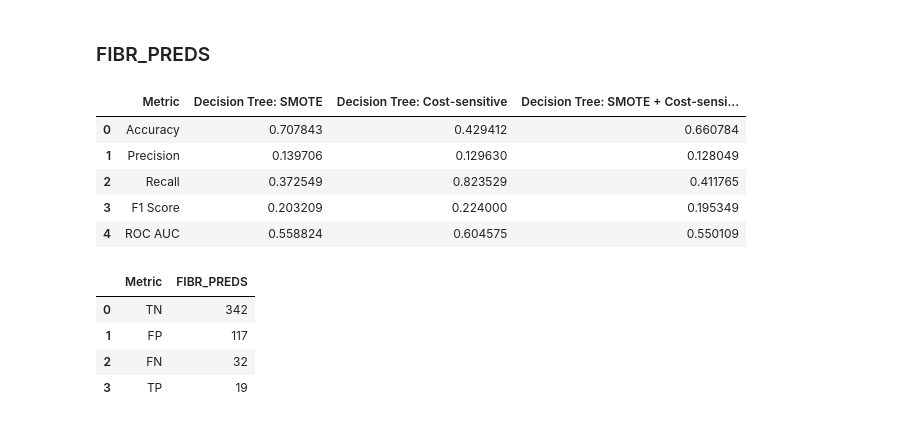
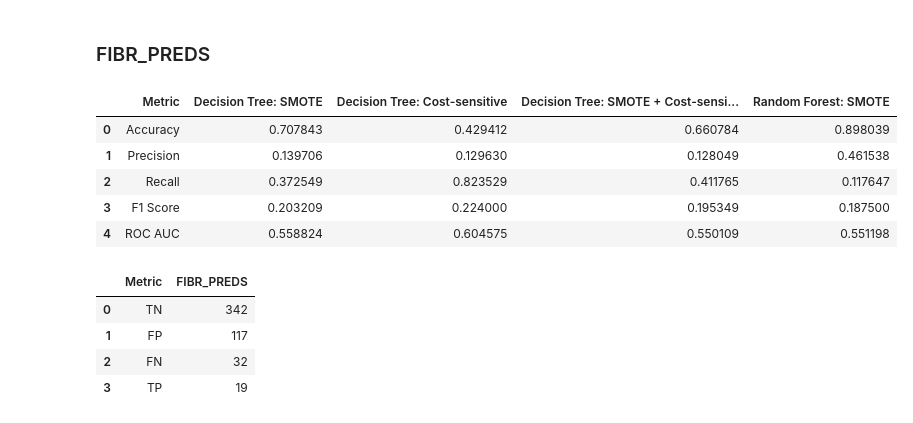
Before and after one commit to danghaidang04/Myocardial_Infraction_Complications_Analysis, a Jupyter notebook: DecisionTree.ipynb, the cells around one changed output. Drawn from its saved outputs; the diff is of its cells as text; code cells hidden in the pictures.

```diff
--- a/DecisionTree.ipynb
+++ b/DecisionTree.ipynb
@@ -822,16 +822,16 @@ pipeline = Pipeline(steps=[
 
 # Define the hyperparameters
 param_grid = {
-    'smote__sampling_strategy': [0.5, 0.6, 0.7, 0.8, 0.9, 1.0],
+    'smote__sampling_strategy': [0.5, 0.75, 1.0],
     'model__n_estimators': [25, 50, 75],
-    'model__max_depth': range(3, 10, 1),
-    'model__min_samples_split': range(5, 50, 5),
-    'model__min_samples_leaf': range(10, 40, 5),
+    'model__max_depth': range(6, 10, 1),
+    'model__min_samples_split': range(10, 50, 5),
+    'model__min_samples_leaf': range(5, 20, 5),
     'model__max_features': ['sqrt'],
 }
 
 # Define cross validation method
-cv = StratifiedKFold(n_splits=10, shuffle=True, random_state=0)
+cv = StratifiedKFold(n_splits=5, shuffle=True, random_state=0)
 
 # Define the grid search
 grid_search = GridSearchCV(pipeline, param_grid, cv=cv, scoring='roc_auc')
@@ -852,14 +874,13 @@ Couldn't find program: 'false'
 # %% [markdown]
 #### Test tables
 # %%
-%%script false --no-raise-error
 # Train table example for 5 targets
 best_model = []
 
 # ZSN
 pipeline = Pipeline(steps=[
-    ('smote', SMOTE(random_state=0, sampling_strategy=0.7)),
-    ('model', RandomForestClassifier(random_state=0, n_estimators=200, max_depth=9, max_features='sqrt', min_samples_leaf=10, min_samples_split=25))
+    ('smote', SMOTE(random_state=0, sampling_strategy=0.5)),
+    ('model', RandomForestClassifier(random_state=0, n_estimators=50, max_depth=9, max_features='sqrt', min_samples_leaf=10, min_samples_split=25))
 ])
 pipeline.fit(X_train[0], y_train[0])
 best_model.append(pipeline)
@@ -867,31 +888,31 @@ best_model.append(pipeline)
 # FIBR_PREDS
 pipeline = Pipeline(steps=[
     ('smote', SMOTE(random_state=0, sampling_strategy=0.5)),
-    ('model', RandomForestClassifier(random_state=0, n_estimators=100, max_depth=9, max_features='sqrt', min_samples_leaf=10, min_samples_split=30))
+    ('model', RandomForestClassifier(random_state=0, n_estimators=75, max_depth=9, max_features='sqrt', min_samples_leaf=5, min_samples_split=45))
 ])
 pipeline.fit(X_train[1], y_train[1])
 best_model.append(pipeline)
 
 # P_IM_STEN
 pipeline = Pipeline(steps=[
-    ('smote', SMOTE(random_state=0, sampling_strategy=0.5)),
-    ('model', RandomForestClassifier(random_state=0, n_estimators=100, max_depth=5, max_features='sqrt', min_samples_leaf=30, min_samples_split=10))
+    ('smote', SMOTE(random_state=0, sampling_strategy=0.75)),
+    ('model', RandomForestClassifier(random_state=0, n_estimators=50, max_depth=8, max_features='sqrt', min_samples_leaf=5, min_samples_split=15))
 ])
 pipeline.fit(X_train[2], y_train[2])
 best_model.append(pipeline)
 
 # REC_IM
 pipeline = Pipeline(steps=[
-    ('smote', SMOTE(random_state=0, sampling_strategy=0.5)),
-    ('model', RandomForestClassifier(random_state=0, n_estimators=100, max_depth=7, max_features='sqrt', min_samples_leaf=10, min_samples_split=10))
+    ('smote', SMOTE(random_state=0, sampling_strategy=0.75)),
+    ('model', RandomForestClassifier(random_state=0, n_estimators=25, max_depth=9, max_features='sqrt', min_samples_leaf=5, min_samples_split=10))
 ])
 pipeline.fit(X_train[3], y_train[3])
 best_model.append(pipeline)
 
 # OTEK_LANC
 pipeline = Pipeline(steps=[
-    ('smote', SMOTE(random_state=0, sampling_strategy=0.6)),
-    ('model', RandomForestClassifier(random_state=0, n_estimators=200, max_depth=9, max_features='sqrt', min_samples_leaf=10, min_samples_split=40))
+    ('smote', SMOTE(random_state=0, sampling_strategy=0.5)),
+    ('model', RandomForestClassifier(random_state=0, n_estimators=25, max_depth=9, max_features='sqrt', min_samples_leaf=5, min_samples_split=40))
 ])
 pipeline.fit(X_train[4], y_train[4])
 best_model.append(pipeline)
@@ -1001,19 +1029,20 @@ test_SMOTE_cost_sensitive_conf[["Metric", "ZSN"]]
 # %%
 test_fibr_preds = {"Metric": ["Accuracy", "Precision", "Recall", "F1 Score", "ROC AUC"],
                     "Decision Tree: SMOTE": test_SMOTE_balanced["FIBR_PREDS"],
                     "Decision Tree: Cost-sensitive": test_cost_sensitive["FIBR_PREDS"],
-                    "Decision Tree: SMOTE + Cost-sensitive": test_SMOTE_cost_sensitive["FIBR_PREDS"]}
+                    "Decision Tree: SMOTE + Cost-sensitive": test_SMOTE_cost_sensitive["FIBR_PREDS"],
+                    "Random Forest: SMOTE": test_RF["FIBR_PREDS"]}
 test_fibr_preds = pd.DataFrame(test_fibr_preds)
-test_fibr_preds.columns = ["Metric", "Decision Tree: SMOTE", "Decision Tree: Cost-sensitive", "Decision Tree: SMOTE + Cost-sensitive"]
+test_fibr_preds.columns = ["Metric", "Decision Tree: SMOTE", "Decision Tree: Cost-sensitive", "Decision Tree: SMOTE + Cost-sensitive", "Random Forest: SMOTE"]
 
 test_fibr_preds
 # %% [output]
-|  | Metric | Decision Tree: SMOTE | Decision Tree: Cost-sensitive | Decision Tree: SMOTE + Cost-sensi... |
-| 0 | Accuracy | 0.707843 | 0.429412 | 0.660784 |
-| 1 | Precision | 0.139706 | 0.129630 | 0.128049 |
-| 2 | Recall | 0.372549 | 0.823529 | 0.411765 |
-| 3 | F1 Score | 0.203209 | 0.224000 | 0.195349 |
-| 4 | ROC AUC | 0.558824 | 0.604575 | 0.550109 |
+|  | Metric | Decision Tree: SMOTE | Decision Tree: Cost-sensitive | Decision Tree: SMOTE + Cost-sensi... | Random Forest: SMOTE |
+| 0 | Accuracy | 0.707843 | 0.429412 | 0.660784 | 0.898039 |
+| 1 | Precision | 0.139706 | 0.129630 | 0.128049 | 0.461538 |
+| 2 | Recall | 0.372549 | 0.823529 | 0.411765 | 0.117647 |
+| 3 | F1 Score | 0.203209 | 0.224000 | 0.195349 | 0.187500 |
+| 4 | ROC AUC | 0.558824 | 0.604575 | 0.550109 | 0.551198 |
 # %%
 # Confusion matrix
 test_SMOTE_balanced_conf[["Metric", "FIBR_PREDS"]]
```
Also changed, not shown: parts of 13 cells of this notebook.
